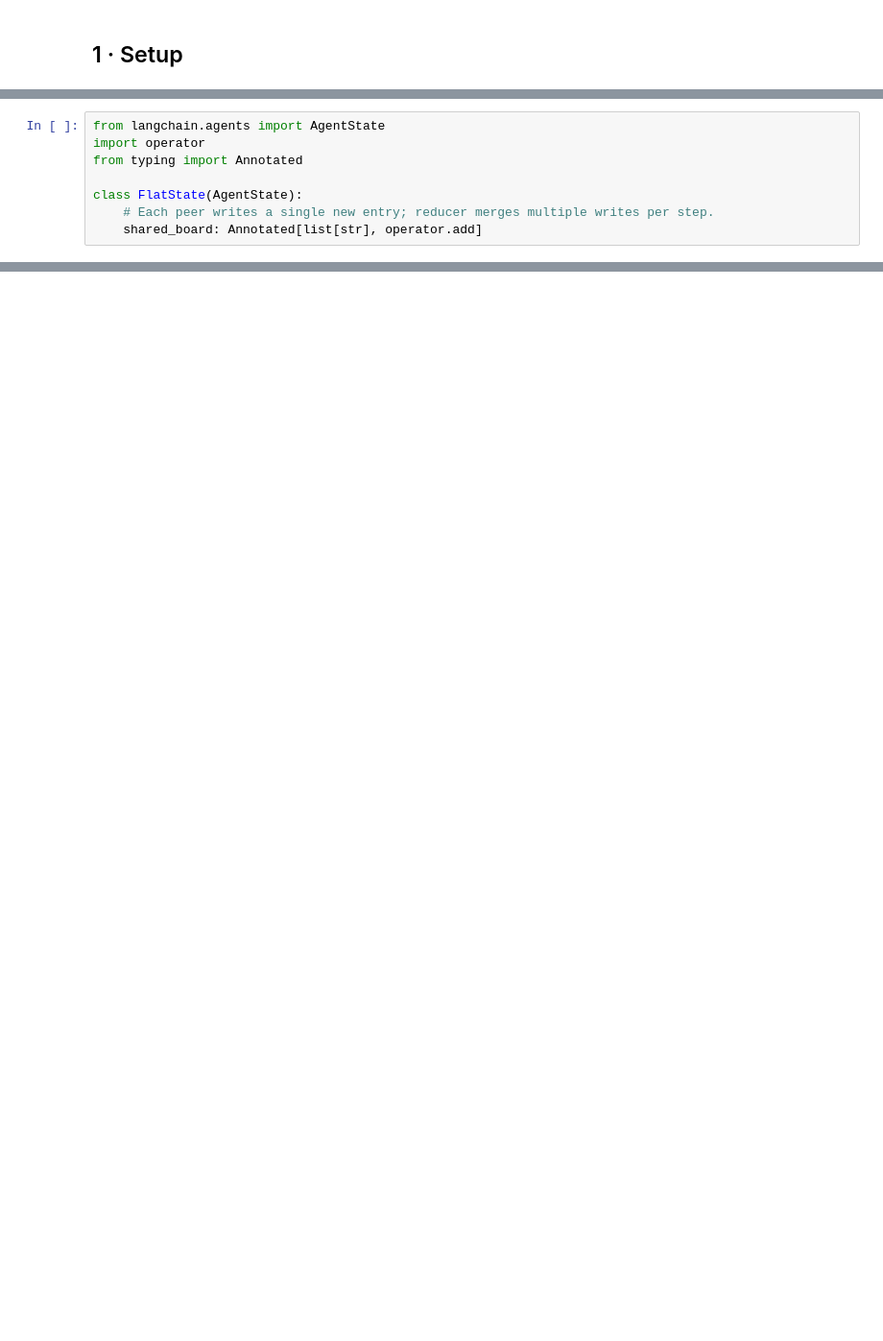
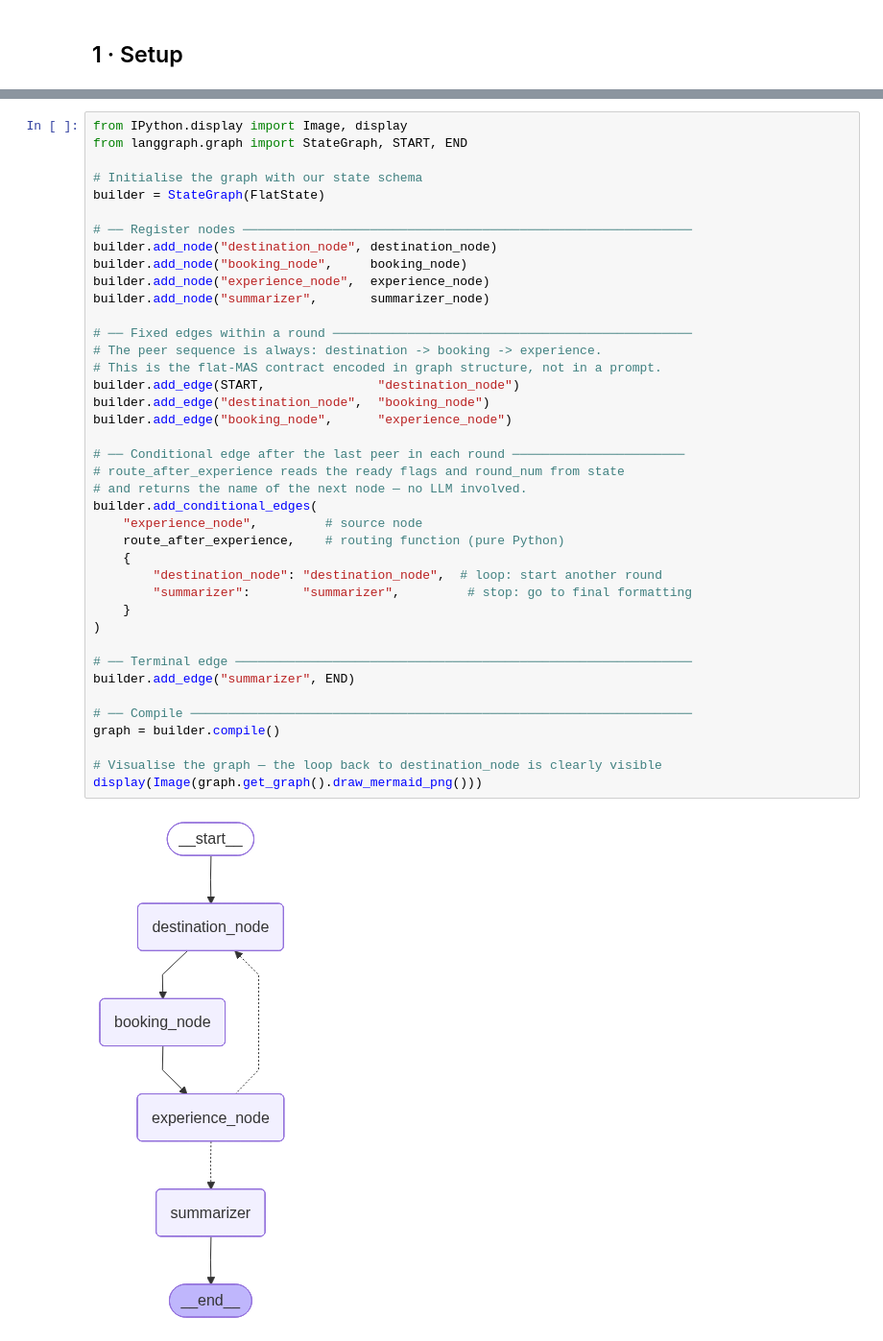
Before and after one commit to AlessandroMaini/llm-mas, a Jupyter notebook: notebooks/01_flat_mas.ipynb, the cells around one changed output, grey strips where cells are left out. Shown at 96% size. Saved outputs shown, nothing was run; the diff lists cells and outputs as text; blank space fills up the shorter version.

Commit message:
refined-flat-team

```diff
--- a/notebooks/01_flat_mas.ipynb
+++ b/notebooks/01_flat_mas.ipynb
@@ -140,8 +144,0 @@ The field starts empty and grows as each peer tool appends to it via `Command`.
-# %%
-from langchain.agents import AgentState
-import operator
-from typing import Annotated
-
-class FlatState(AgentState):
-    # Each peer writes a single new entry; reducer merges multiple writes per step.
-    shared_board: Annotated[list[str], operator.add]
@@ -380,0 +441,42 @@ response = await coordinator.ainvoke(
+# %%
+from IPython.display import Image, display
+from langgraph.graph import StateGraph, START, END
+
+# Initialise the graph with our state schema
+builder = StateGraph(FlatState)
+
+# ── Register nodes ────────────────────────────────────────────────────────────
+builder.add_node("destination_node", destination_node)
+builder.add_node("booking_node",     booking_node)
+builder.add_node("experience_node",  experience_node)
+builder.add_node("summarizer",       summarizer_node)
+
+# ── Fixed edges within a round ────────────────────────────────────────────────
+# The peer sequence is always: destination -> booking -> experience.
+# This is the flat-MAS contract encoded in graph structure, not in a prompt.
+builder.add_edge(START,               "destination_node")
+builder.add_edge("destination_node",  "booking_node")
+builder.add_edge("booking_node",      "experience_node")
+
+# ── Conditional edge after the last peer in each round ───────────────────────
+# route_after_experience reads the ready flags and round_num from state
+# and returns the name of the next node — no LLM involved.
+builder.add_conditional_edges(
+    "experience_node",         # source node
+    route_after_experience,    # routing function (pure Python)
+    {
+        "destination_node": "destination_node",  # loop: start another round
+        "summarizer":       "summarizer",         # stop: go to final formatting
+    }
+)
+
+# ── Terminal edge ─────────────────────────────────────────────────────────────
+builder.add_edge("summarizer", END)
+
+# ── Compile ───────────────────────────────────────────────────────────────────
+graph = builder.compile()
+
+# Visualise the graph — the loop back to destination_node is clearly visible
+display(Image(graph.get_graph().draw_mermaid_png()))
+# %% [output]
+[figure, added]
```
Also changed, not shown: parts of 28 cells of this notebook, 1 other file.
